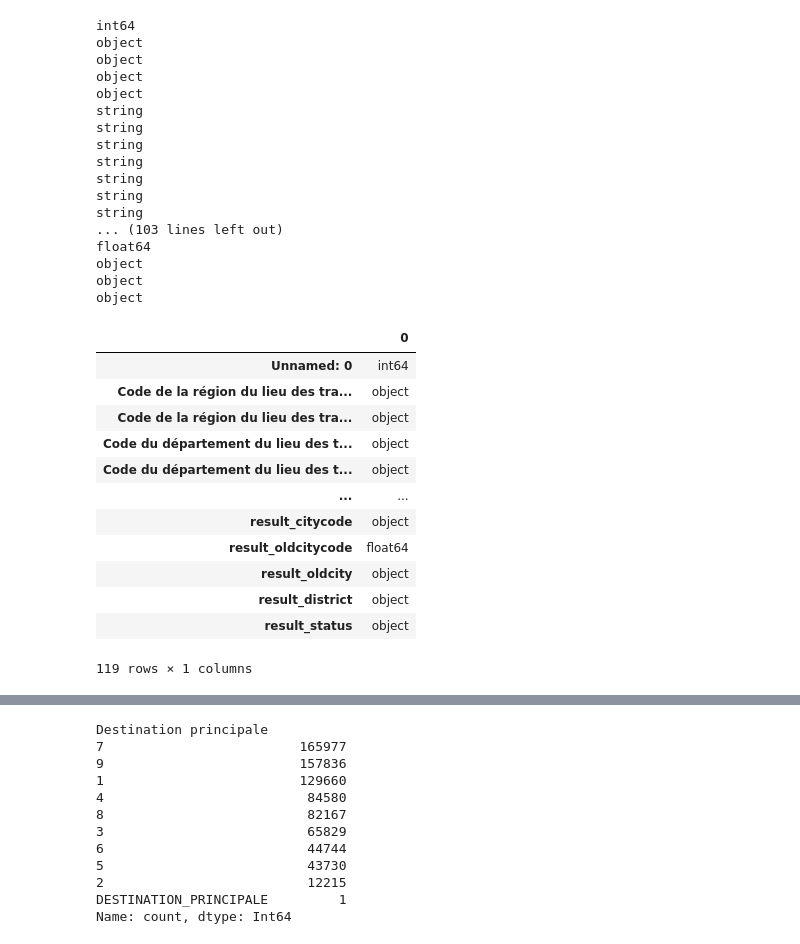
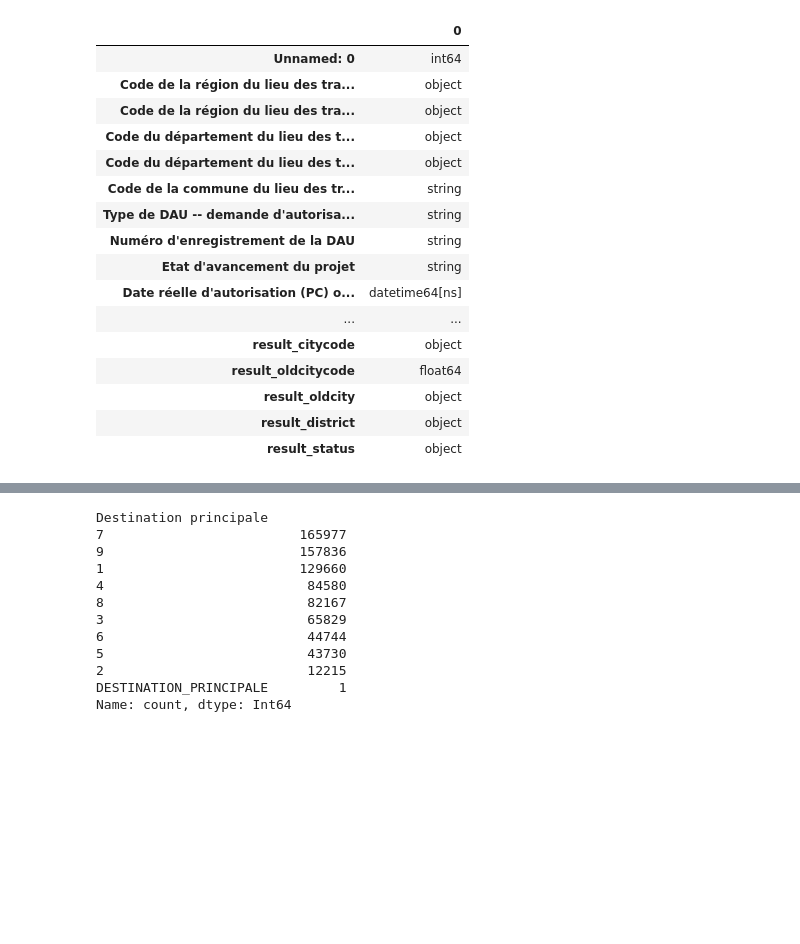
Before and after one commit to m-ligeret/price-signals-construction-activity, a Jupyter notebook: processing_constr_nonresid.ipynb, the cells around one changed output, grey strips where cells are left out. Drawn from its saved outputs; the diff is of its cells as text; code cells hidden in the pictures; blank space fills up the shorter version.

```diff
--- a/processing_constr_nonresid.ipynb
+++ b/processing_constr_nonresid.ipynb
@@ -5,5 +16,7 @@ import re
 df = pd.read_csv("https://minio.lab.sspcloud.fr/mligeret1/constructions_non_resid_geocoded.csv",sep=",",on_bad_lines="warn")
 # %%
 df.head()
+df = df.iloc[1:]
+df.head()
 # %% [output]
 |  | Unnamed: 0 | Code de la région du lieu des tra... | Code de la région du lieu des tra... | Code du département du lieu des t... | Code du département du lieu des t... | ... |
@@ -15,0 +76,15 @@ df.head()
+# %%
+col_metadata = [x for x in df.columns if "DAU" in x] + ["Unnamed: 0"]
+col_meta_location = [x for x in df.columns if "lieu des travaux" in x]
+col_dates_travaux = [x for x in df.columns if ("Date" in x or "Année" in x)]
+col_demandeurs = [x for x in df.columns if "demandeur" in x and ("Nature du projet déclarée par le demandeur" not in x)]
+col_precise_location = [x for x in df.columns if "du terrain" in x and ("Superficie du terrain" not in x)]
+col_cadastres = [x for x in df.columns if "cadastre" in x]
+col_construction_details = [x for x in df.columns if "Indicateur" in x] + ["Nombre de niveaux du bâtiment le plus élevé","Nombre de chambres (hôtels et autres hébergements, notamment sociaux)"]
+col_details_transf = [x for x in df.columns if "Surface de plancher" in x]
+col_from_geocodage = [i for i in df.columns if "result_" in i]
+
+col_irrelevant = col_metadata + col_dates_travaux + col_precise_location + col_cadastres + col_construction_details + col_details_transf + col_from_geocodage
+col_relevant =  [c for c in df.columns if c not in col_irrelevant] + ["Année de dépôt de la DAU"]
+for c in col_relevant:
+    print(c)
@@ -18,5 +172,25 @@ dico_variables = pd.read_excel("https://minio.lab.sspcloud.fr/mligeret1/dictionn
 # %%
-dico_variables.head()
+dico_variables.head()df["Date (mois) de prise en compte (DPC) du premier évènement reçu dans Sitadel (dépôt de la demande ou autorisation)"].value_counts().to_frame().style #to verify that dates are well specified under the format %Y%m, i.e. year with 4 digits followed by month
+df["Date (mois) de prise en compte (DPC) du premier évènement reçu dans Sitadel (dépôt de la demande ou autorisation)"] = pd.to_datetime(df["Date (mois) de prise en compte (DPC) du premier évènement reçu dans Sitadel (dépôt de la demande ou autorisation)"], format="%Y-%m", errors="coerce")
+
+We repeat the operation for the other columns that involve date/year dtypes
+for col_date in col_dates_travaux:
+    print(df[col_date].value_counts().to_frame()) #to verify the format of the date
+
+col_date_format_ymd = [col_dates_travaux[i] for i in [0,1,2,4]]
+col_date_format_y = [col_dates_travaux[i] for i in [3]]
+col_date_format_ym = [col_dates_travaux[i] for i in [5,6,7]]
+
+for col in col_date_format_ymd:
+    print(df[col])
+    df[col] = pd.to_datetime(df[col], format="%Y-%m-%d", errors="coerce")
+
+for col in col_date_format_ym:
+    print(df[col])
+    df[col] = pd.to_datetime(df[col], format="%Y-%m", errors="coerce")
+
+for col in col_date_format_y:
+    df[col] = pd.to_datetime(df[col], format="%Y", errors="coerce")
 # %% [output]
 |  | Nom de la variable | Description de la variable | Nouveau mai 2022? | Modalités | Format | Observations | ... |
 | 0 | REG | Code de la région du lieu des tra... | NaN | Nomenclature du Code Officiel Géo... | Alphanumérique, 2 caractères | NaN | ... |
@@ -62,39 +215,20 @@ result_status
-# %%
-for i in df.dtypes:
-    print(i)
-
-col_from_geocodage = [i for i in df.columns if "result_" in i]
-# %% [output]
-int64
-object
-object
-object
-object
-string
-string
-string
-string
-string
-string
-string
-... (103 lines left out)
-float64
-object
-object
-object
 # %%
-df.dtypes.to_frame()
+df.dtypes.to_frame().style
 # %% [output]
 |  | 0 |
 | Unnamed: 0 | int64 |
 | Code de la région du lieu des tra... | object |
 | Code de la région du lieu des tra... | object |
 | Code du département du lieu des t... | object |
 | Code du département du lieu des t... | object |
+| Code de la commune du lieu des tr... | string |
+| Type de DAU -- demande d'autorisa... | string |
+| Numéro d'enregistrement de la DAU | string |
+| Etat d'avancement du projet | string |
+| Date réelle d'autorisation (PC) o... | datetime64[ns] |
 | ... | ... |
 | result_citycode | object |
 | result_oldcitycode | float64 |
 | result_oldcity | object |
 | result_district | object |
 | result_status | object |
-119 rows × 1 columns
```
Also changed, not shown: parts of 39 cells of this notebook, 1 other file.
